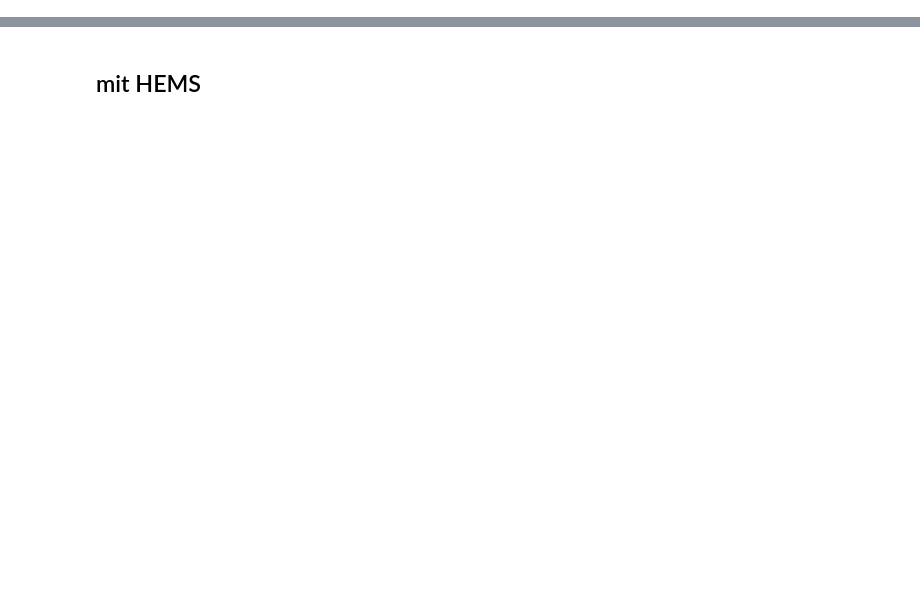
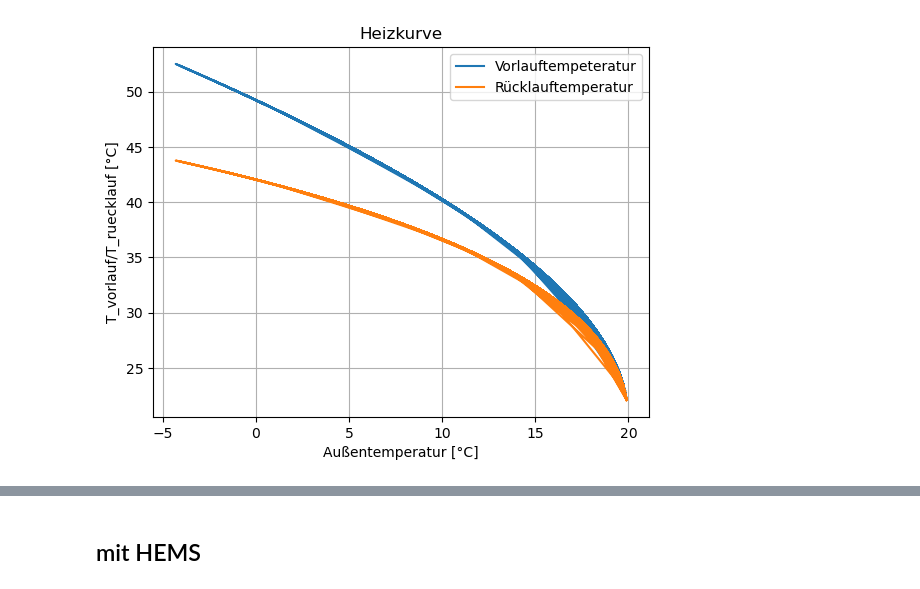
Before and after one commit to d-esplo/hemsrechner, a Jupyter notebook: test_wp_250123.ipynb, the cells around one changed output, grey strips where cells are left out. Cells and saved outputs as stored; diff of their text form; code cells hidden in the pictures; blank space fills up the shorter version.

```diff
--- a/test_wp_250123.ipynb
+++ b/test_wp_250123.ipynb
@@ -30,0 +44,5 @@ For example, when doing 'df[col].method(value, inplace=True)', try using 'df.met
+# %%
+%matplotlib inline
+heizkurve.plot_heizkurve(hz)
+# %% [output]
+[figure, added]
```
Also changed, not shown: parts of 17 cells of this notebook, 4 other files.
